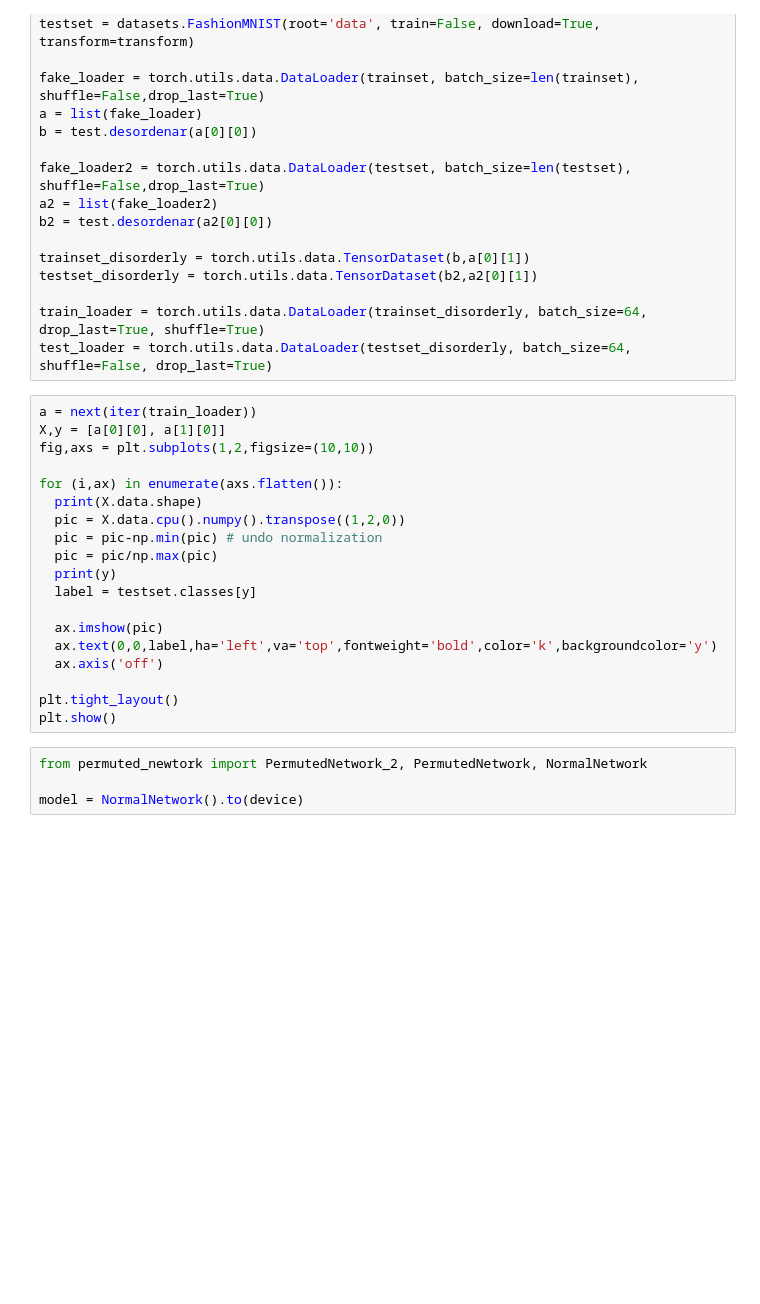
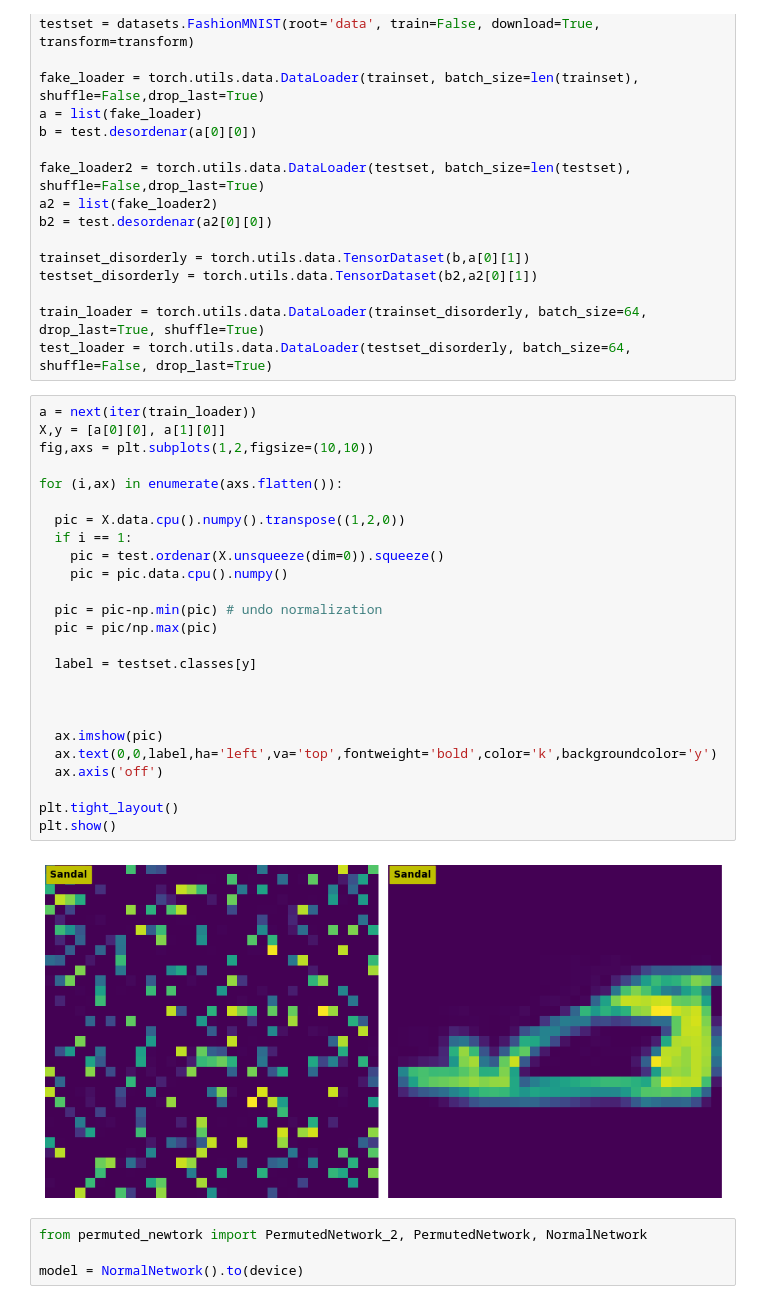
Before and after one commit to Factral/privacy-permutation, a Jupyter notebook: learn_offset.ipynb, the cells around one changed output. Saved outputs shown, nothing was run; the diff lists cells and outputs as text; blank space fills up the shorter version.

```diff
--- a/learn_offset.ipynb
+++ b/learn_offset.ipynb
@@ -106,22 +141,30 @@ test_loader = torch.utils.data.DataLoader(testset_disorderly, batch_size=64, shu
 # %%
 a = next(iter(train_loader))
 X,y = [a[0][0], a[1][0]]
 fig,axs = plt.subplots(1,2,figsize=(10,10))
 
 for (i,ax) in enumerate(axs.flatten()):
-  print(X.data.shape)
+
   pic = X.data.cpu().numpy().transpose((1,2,0))
+  if i == 1:
+    pic = test.ordenar(X.unsqueeze(dim=0)).squeeze()
+    pic = pic.data.cpu().numpy()
+
   pic = pic-np.min(pic) # undo normalization
   pic = pic/np.max(pic)
-  print(y)
+
   label = testset.classes[y]
+
+
 
   ax.imshow(pic)
   ax.text(0,0,label,ha='left',va='top',fontweight='bold',color='k',backgroundcolor='y')
   ax.axis('off')
 
 plt.tight_layout()
 plt.show()
+# %% [output]
+[figure, added]
 # %%
 from permuted_newtork import PermutedNetwork_2, PermutedNetwork, NormalNetwork
 
```
Also changed, not shown: parts of 11 cells of this notebook.
